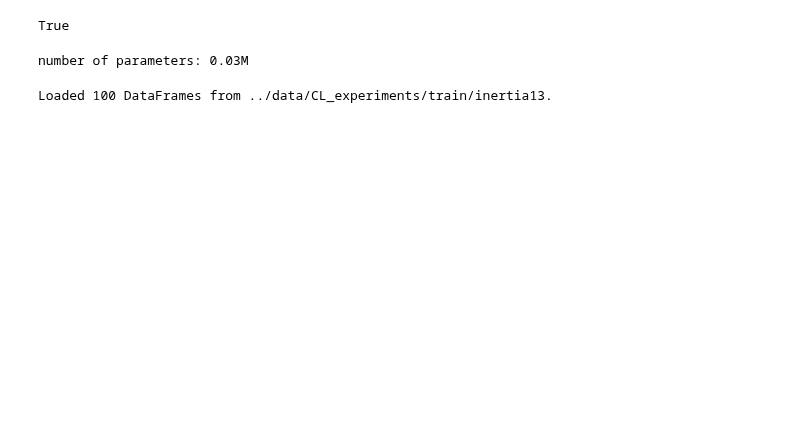
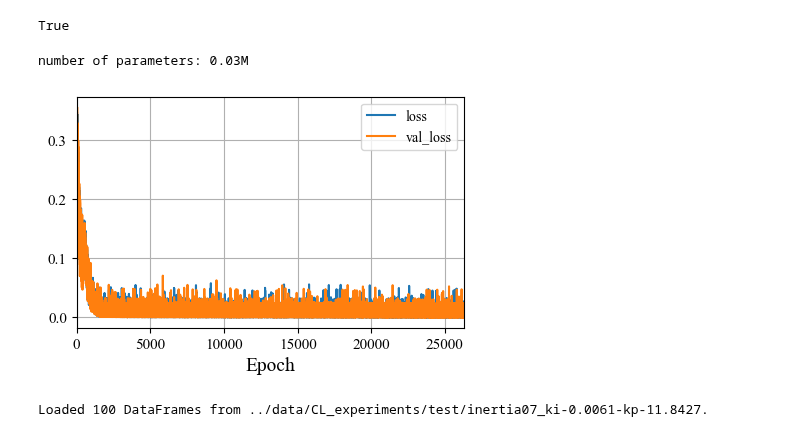
Before and after one commit to buswayne/in-context-bldc, a Jupyter notebook: speed_estimator/test_zerostep.ipynb, the cells around one changed output. Saved outputs shown, nothing was run; the diff lists cells and outputs as text; code cells hidden in the pictures; blank space fills up the shorter version.

```diff
--- a/speed_estimator/test_zerostep.ipynb
+++ b/speed_estimator/test_zerostep.ipynb
@@ -52,19 +52,28 @@ nx = exp_data["cfg"].nx
 # %%
 model_args = exp_data["model_args"]
 gptconf = GPTConfig(**model_args)
 model = GPT(gptconf).to(device)
 
 
 state_dict = exp_data["model"]
 unwanted_prefix = '_orig_mod.'
 for k,v in list(state_dict.items()):
     if k.startswith(unwanted_prefix):
         state_dict[k[len(unwanted_prefix):]] = state_dict.pop(k)
 model.load_state_dict(state_dict);
+
+plt.figure(figsize=(5,3))
+plt.plot(exp_data['LOSS'], label="loss")
+plt.plot(exp_data['LOSS_VAL'], label="val_loss")
+plt.xlabel("Epoch")
+plt.legend()
+plt.show()
 # %% [output]
 number of parameters: 0.03M
+[figure, added]
 # %%
-folder_path = '../data/CL_experiments/train/inertia13'
+folder_path = '../data/CL_experiments/test/inertia07_ki-0.0061-kp-11.8427'
+# folder_path = '../data/CL_experiments/train/inertia13_ki-0.0061-kp-11.8427'
 dfs = load_dataframes_from_folder(folder_path)
 # Log the number of DataFrames loaded
 print(f"Loaded {len(dfs)} DataFrames from {folder_path}.")
@@ -81,7 +90,7 @@ cputime = np.empty(batch_y.shape[1])
 
 b, tt, _ = batch_y.shape
 # %% [output]
-Loaded 100 DataFrames from ../data/CL_experiments/train/inertia13.
+Loaded 100 DataFrames from ../data/CL_experiments/test/inertia07_ki-0.0061-kp-11.8427.
 # %%
 H = exp_data["cfg"].seq_len
 
```
Also changed, not shown: parts of 4 cells of this notebook, 11 other files.
